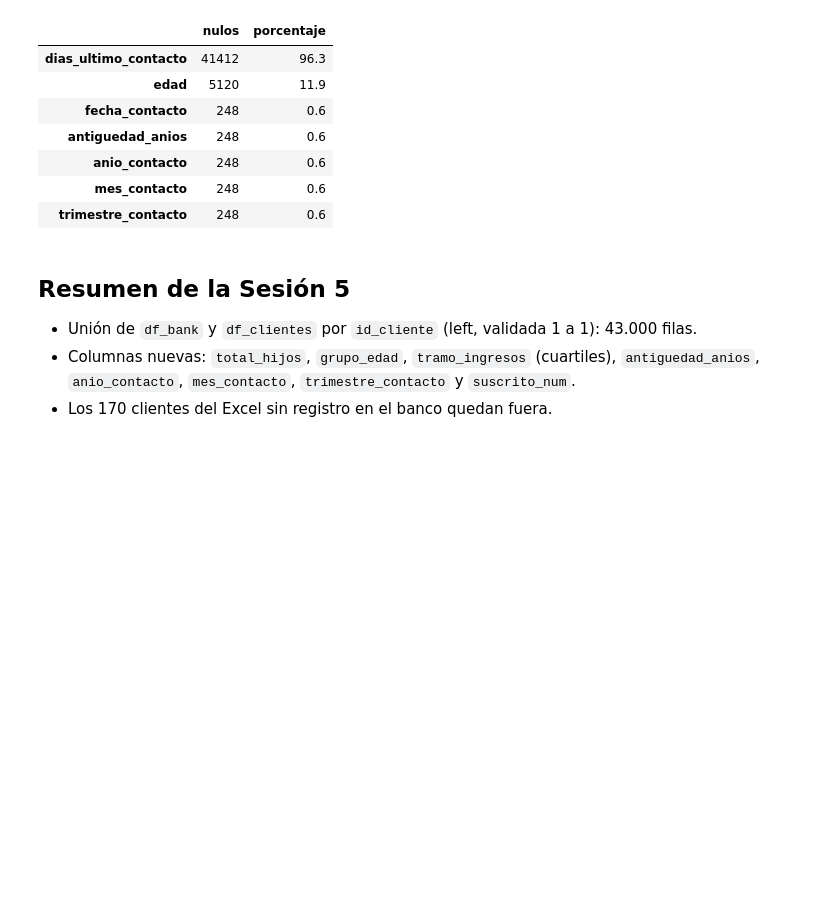
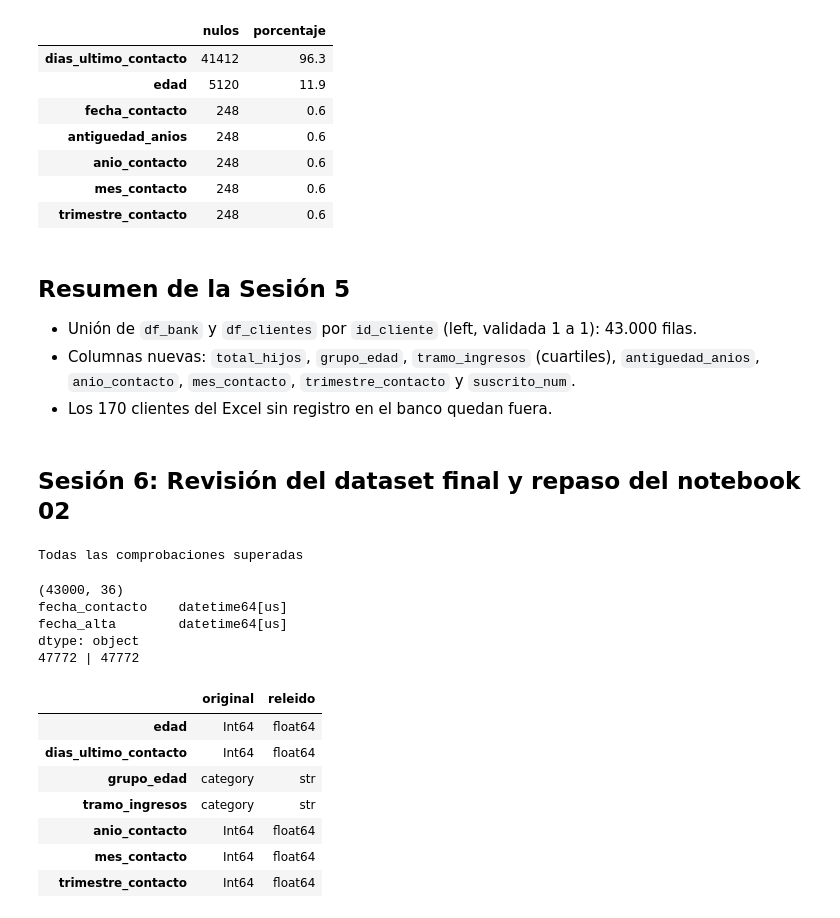
Before and after one commit to AntonioRojasBoquizo/00_da_p04_v01, a Jupyter notebook: notebooks/02_limpieza_y_transformacion.ipynb, the cells around one changed output. Saved outputs shown, nothing was run; the diff lists cells and outputs as text; code cells hidden in the pictures; blank space fills up the shorter version.

Commit message:
Creación del dataset limpio

```diff
--- a/notebooks/02_limpieza_y_transformacion.ipynb
+++ b/notebooks/02_limpieza_y_transformacion.ipynb
@@ -562,3 +562,17 @@ memory usage: 11.4 MB
 - Unión de `df_bank` y `df_clientes` por `id_cliente` (left, validada 1 a 1): 43.000 filas.
 - Columnas nuevas: `total_hijos`, `grupo_edad`, `tramo_ingresos` (cuartiles), `antiguedad_anios`, `anio_contacto`, `mes_contacto`, `trimestre_contacto` y `suscrito_num`.
 - Los 170 clientes del Excel sin registro en el banco quedan fuera.
+# %% [markdown]
+## Sesión 6: Revisión del dataset final y repaso del notebook 02
+# %%
+assert df.shape == (43000, 36), "Shape inesperado"
+assert df["id_cliente"].is_unique, "IDs duplicados"
+assert df["suscrito"].isin(["yes", "no"]).all(), "Valores raros en suscrito"
+assert df["edad"].dropna().between(17, 98).all(), "Edad fuera de rango"
+assert (df["ingresos"] > 0).all(), "Ingresos no positivos"
+assert df["duracion"].min() >= 0, "Duración negativa"
+assert df["suscrito_num"].sum() == 4844, "Suscripciones no coinciden"
+
+print("Todas las comprobaciones superadas")
+# %% [output]
+Todas las comprobaciones superadas
@@ -564,0 +586,24 @@ memory usage: 11.4 MB
+# %%
+df_check = pd.read_csv("../data/processed/bank_clean.csv", parse_dates=["fecha_contacto", "fecha_alta"])
+
+print(df_check.shape)
+print(df_check[["fecha_contacto", "fecha_alta"]].dtypes)
+print(df_check.isnull().sum().sum(), "|", df.isnull().sum().sum())
+# %% [output]
+(43000, 36)
+fecha_contacto    datetime64[us]
+fecha_alta        datetime64[us]
+dtype: object
+47772 | 47772
+# %%
+cambios = pd.DataFrame({"original": df.dtypes, "releido": df_check.dtypes})
+cambios[cambios["original"].astype(str) != cambios["releido"].astype(str)]
+# %% [output]
+|  | original | releido |
+| edad | Int64 | float64 |
+| dias_ultimo_contacto | Int64 | float64 |
+| grupo_edad | category | str |
+| tramo_ingresos | category | str |
+| anio_contacto | Int64 | float64 |
+| mes_contacto | Int64 | float64 |
+| trimestre_contacto | Int64 | float64 |
```
Also changed, not shown: parts of 4 cells of this notebook, 1 other file.
